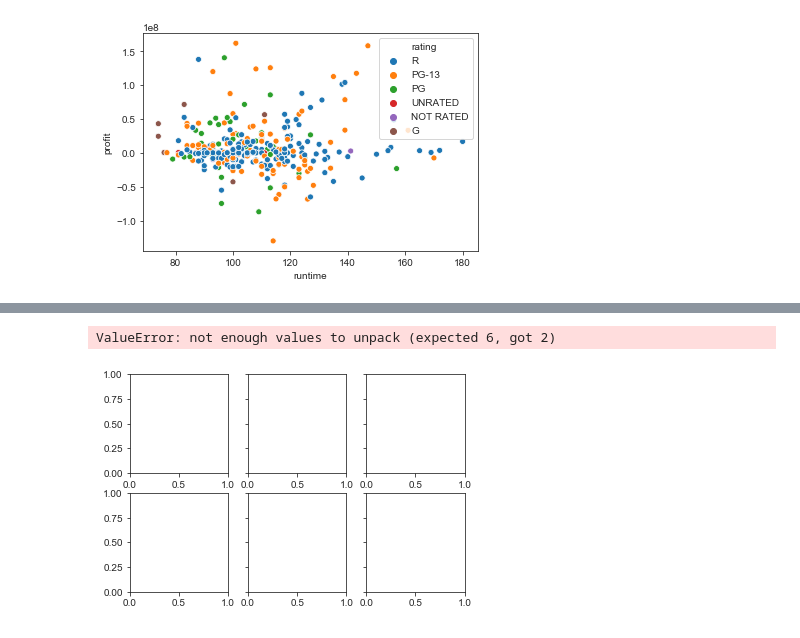
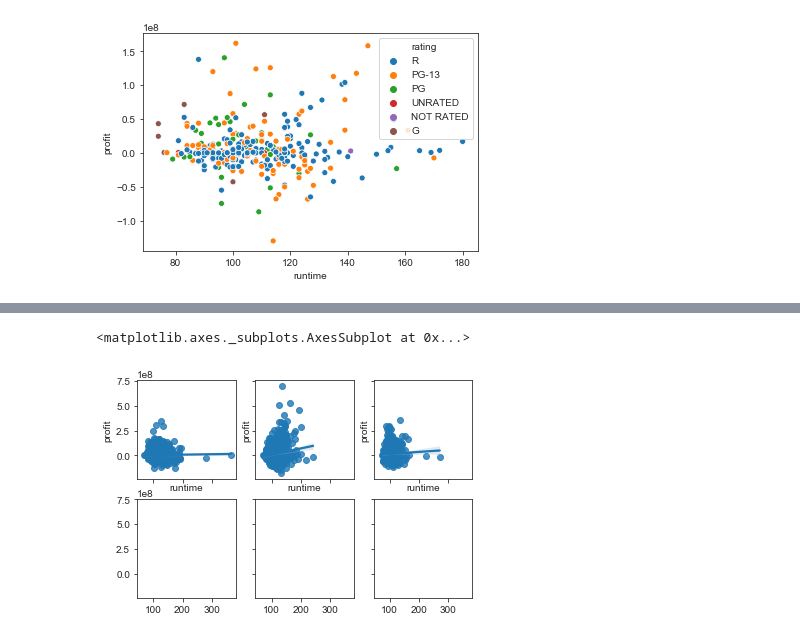
Before and after one commit to mrozenva/dsc-phase-1-project-campus, a Jupyter notebook: data_inspection.ipynb, the cells around one changed output, grey strips where cells are left out. Saved outputs shown, nothing was run; the diff lists cells and outputs as text; code cells hidden in the pictures.

Commit message:
subplots func working first iteration

```diff
--- a/data_inspection.ipynb
+++ b/data_inspection.ipynb
@@ -392,10 +400,10 @@ kaggle_movies[kaggle_movies['rating'] == ratings_list[0]].head(1)
 |  | budget | company | country | director | genre | gross | name | rating | released | runtime | score | ... |
 | 0 | 8000000.0 | Columbia Pictures Corporation | USA | Rob Reiner | Adventure | 52287414.0 | Stand by Me | R | 1986-08-22 | 89 | 8.1 | ... |
 # %%
-fig, (ax1, ax2, ax3) = plt.subplots(ncols=3, nrows = 2, sharey=True)
+fig, ((ax1, ax2, ax3), (ax4, ax5, ax6)) = plt.subplots(ncols=3, nrows = 2, sharey = True, sharex = True)
 sns.regplot(x=dfs_list[0]['runtime'], y=dfs_list[0]['profit'], ax=ax1)
 sns.regplot(x=dfs_list[1]['runtime'], y=dfs_list[1]['profit'], ax=ax2)
 sns.regplot(x=dfs_list[2]['runtime'], y=dfs_list[2]['profit'], ax=ax3)
 # %% [output]
-ValueError: not enough values to unpack (expected 6, got 2)
+<matplotlib.axes._subplots.AxesSubplot at 0x...>
-[figure, old version]
+[figure, new version]
```
Also changed, not shown: parts of 3 cells of this notebook.
